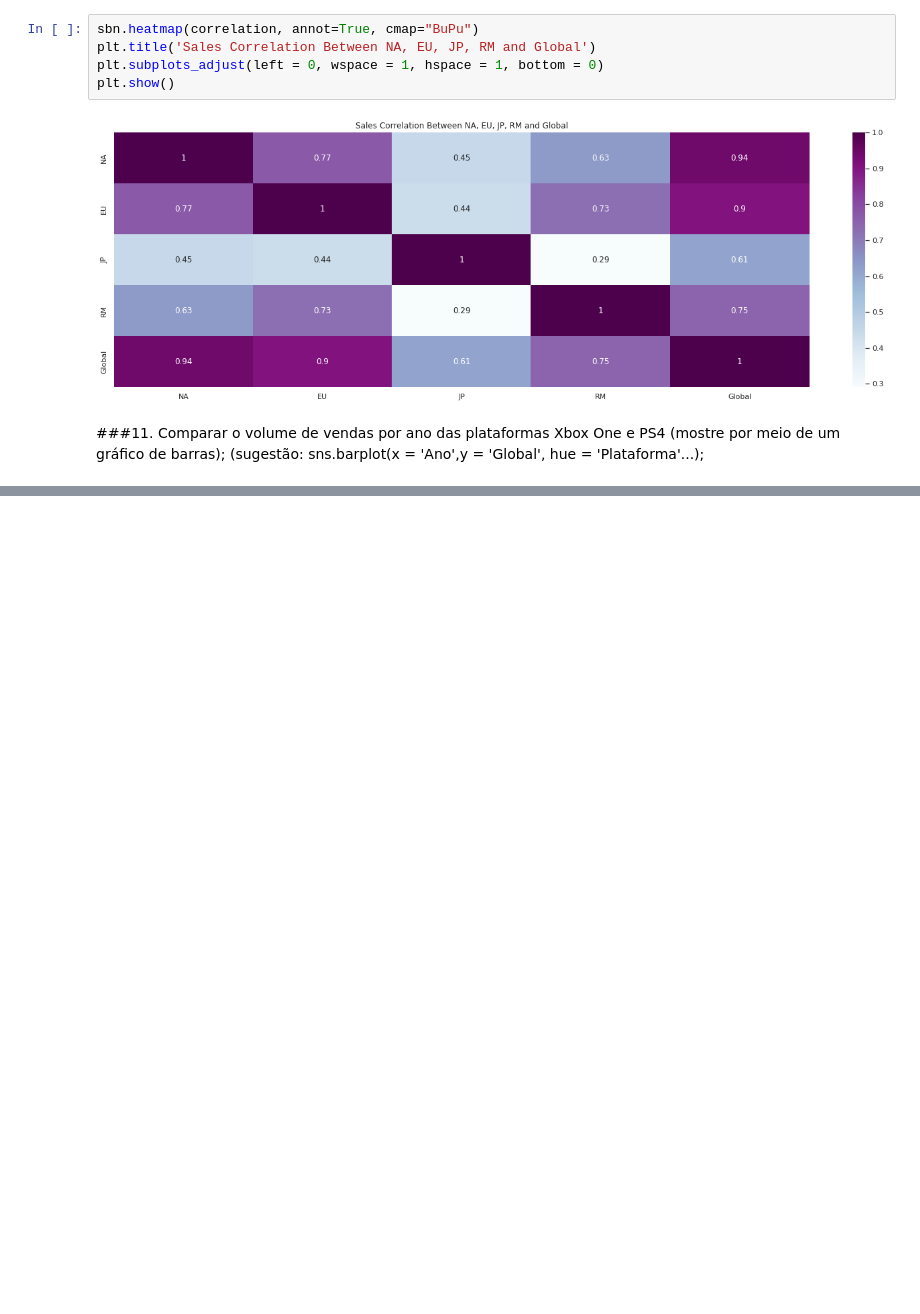
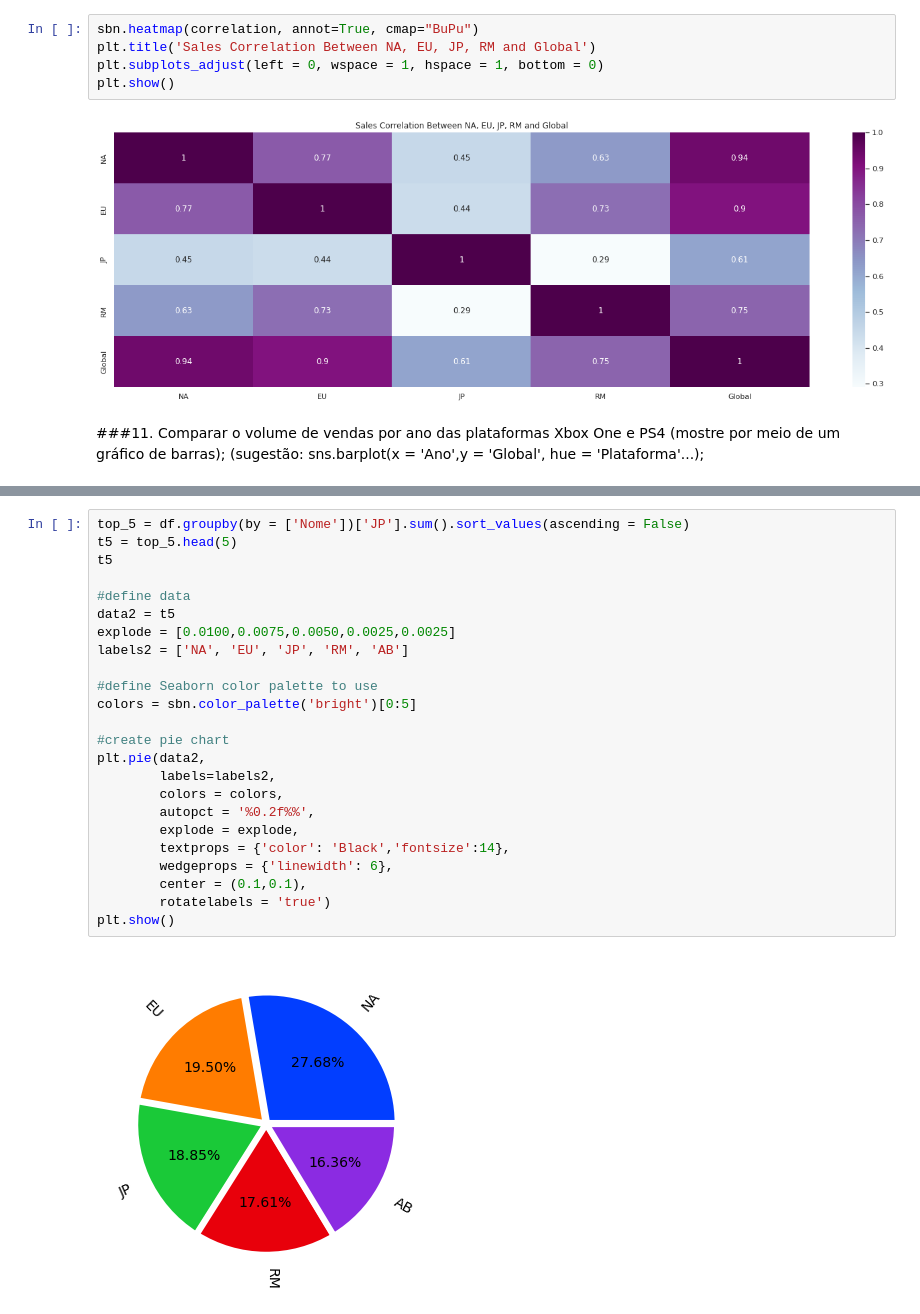
Before and after one commit to nicholascfp/DSBD, a Jupyter notebook: Notebooks/Tarefa_3_6_Nícholas.ipynb, the cells around one changed output, grey strips where cells are left out. Drawn from its saved outputs; the diff is of its cells as text; blank space fills up the shorter version.

```diff
--- a/Notebooks/Tarefa_3_6_Nícholas.ipynb
+++ b/Notebooks/Tarefa_3_6_Nícholas.ipynb
@@ -419,0 +478,26 @@ UndefinedVariableError: ignored
+# %%
+top_5 = df.groupby(by = ['Nome'])['JP'].sum().sort_values(ascending = False)
+t5 = top_5.head(5)
+t5
+
+#define data
+data2 = t5
+explode = [0.0100,0.0075,0.0050,0.0025,0.0025]
+labels2 = ['NA', 'EU', 'JP', 'RM', 'AB']
+
+#define Seaborn color palette to use
+colors = sbn.color_palette('bright')[0:5]
+
+#create pie chart
+plt.pie(data2,
+        labels=labels2,
+        colors = colors,
+        autopct = '%0.2f%%',
+        explode = explode,
+        textprops = {'color': 'Black','fontsize':14},
+        wedgeprops = {'linewidth': 6},
+        center = (0.1,0.1),
+        rotatelabels = 'true')
+plt.show()
+# %% [output]
+[figure, added]
```
Also changed, not shown: parts of 6 cells of this notebook.
